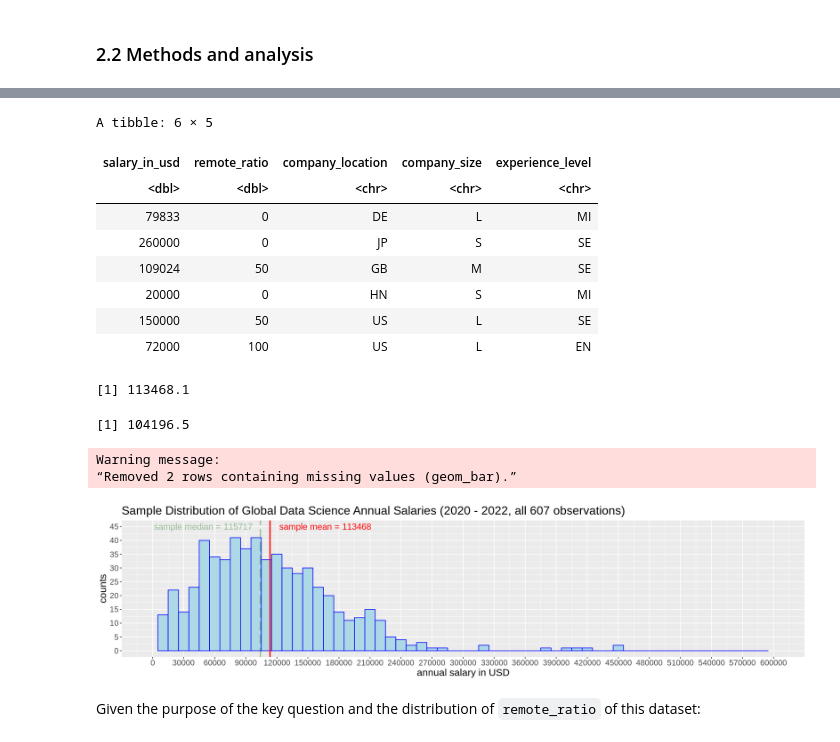
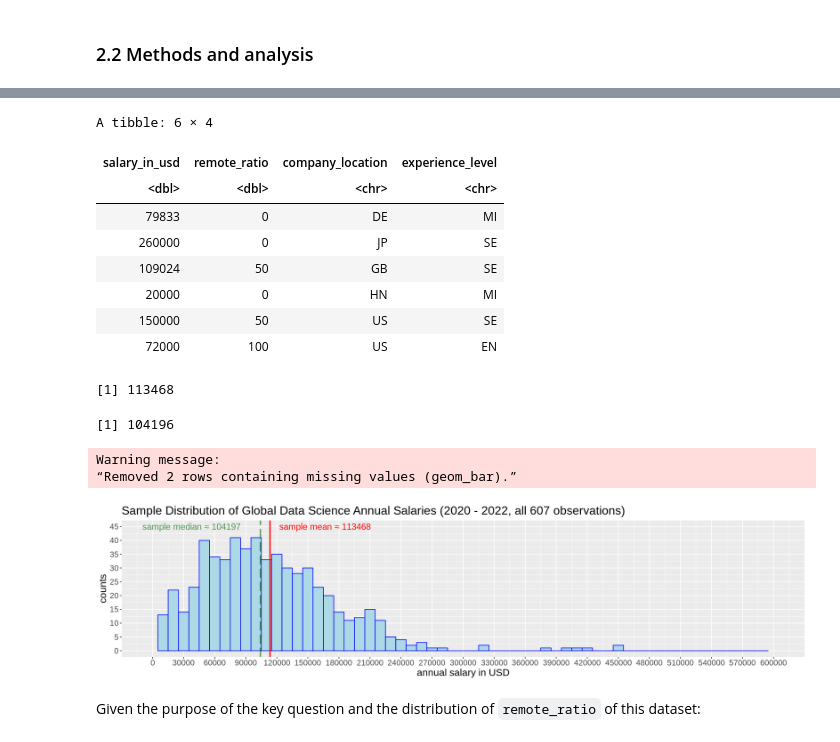
Before and after one commit to ludioludius/STAT201-Project, a Jupyter notebook: Final_Report_Draft.ipynb, the cells around one changed output, grey strips where cells are left out. Drawn from its saved outputs; the diff is of its cells as text; code cells hidden in the pictures.

```diff
--- a/Final_Report_Draft.ipynb
+++ b/Final_Report_Draft.ipynb
@@ -110,20 +110,20 @@ df <- ds_salaries %>%
 
            # include following potential indicators for more in-depth interests and future questions:
            company_location,  # shown in ISO 3166 country code
-           company_size,  # S: < 50 employees, M: 50~250 employees, L: > 250 employees
+           # company_size,  # S: < 50 employees, M: 50~250 employees, L: > 250 employees
            experience_level)  # EN: Entry-level, MI: Mid-level, SE: Senior-level, EX: Executive-level
 
 head(df)
 # %% [output]
-A tibble: 6 × 5
+A tibble: 6 × 4
-| salary_in_usd | remote_ratio | company_location | company_size | experience_level |
-| <dbl> | <dbl> | <chr> | <chr> | <chr> |
-| 79833 | 0 | DE | L | MI |
-| 260000 | 0 | JP | S | SE |
-| 109024 | 50 | GB | M | SE |
-| 20000 | 0 | HN | S | MI |
-| 150000 | 50 | US | L | SE |
-| 72000 | 100 | US | L | EN |
+| salary_in_usd | remote_ratio | company_location | experience_level |
+| <dbl> | <dbl> | <chr> | <chr> |
+| 79833 | 0 | DE | MI |
+| 260000 | 0 | JP | SE |
+| 109024 | 50 | GB | SE |
+| 20000 | 0 | HN | MI |
+| 150000 | 50 | US | SE |
+| 72000 | 100 | US | EN |
 # %%
 sample_stats <- df %>%
     summarise(mean = mean(salary_in_usd),
@@ -135,36 +135,36 @@ median_overall <- sample_stats[2] %>% pull()
 mean_overall
 median_overall
 # %% [output]
-[1] 113468.1
+[1] 113468
-[1] 104196.5
+[1] 104196
 # %%
 options(repr.plot.width = 16, repr.plot.height = 4)
 options("scipen"=10, "digits"=4)
 
 all_salary_plot  <- df %>%
     ggplot(aes(x = salary_in_usd)) +
     geom_histogram(binwidth = 10000, colour = 'blue', fill = 'light blue') +
     labs(title = "Sample Distribution of Global Data Science Annual Salaries (2020 - 2022, all 607 observations)",
          x = 'annual salary in USD',
          y = 'counts') +
         theme(text = element_text(size = 16)) +
 
     # add in sample mean and sample meadian as reference:
-    geom_vline(xintercept = 113468, colour = 'red', size = 1, linetype = "solid") +
-        annotate("text", x = 113468, y = 45,label = "sample mean = 113468", color = "red", size=5, hjust = -0.1) +
-    geom_vline(xintercept = 104196, colour = 'dark green', alpha = 0.36, size = 1, linetype = "longdash") +
-        annotate("text", x = 115717, y = 45, label = "sample median = 115717", color = "dark green", alpha = 0.36, size=5, hjust = 1.2)+
+    geom_vline(xintercept = mean_overall, colour = 'red', size = 1, linetype = "solid") +
+        annotate("text", x = mean_overall, y = 45,label = "sample mean ≈ 113468", color = "red", size=5, hjust = -0.1) +
+    geom_vline(xintercept = median_overall, colour = 'dark green', alpha = 0.66, size = 1, linetype = "longdash") +
+        annotate("text", x = median_overall, y = 45, label = "sample median ≈ 104197", color = "dark green", alpha = 0.66, size=5, hjust = 1.2)+
 
     # refine the limits and breaks of the x and y scales:
     scale_y_continuous(limits = c(0, 45), breaks = seq(0, 45, 5)) +
     scale_x_continuous(limits = c(0, 600001), breaks = seq(0, 600001, 30000))
 
 
 all_salary_plot
 # %% [output]
 Warning message:
 “Removed 2 rows containing missing values (geom_bar).”
-[figure, old version]
+[figure, new version]
 # %% [markdown]
 Given the purpose of the key question and the distribution of `remote_ratio` of this dataset:
 # %%
```
Also changed, not shown: parts of 16 cells of this notebook.
